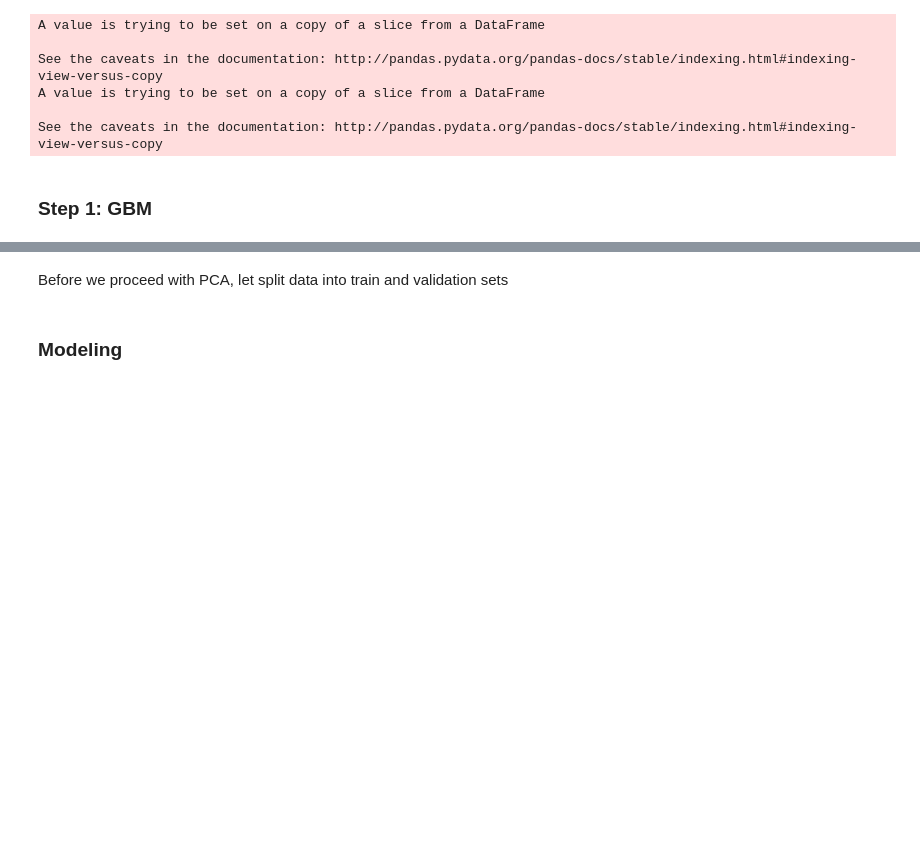
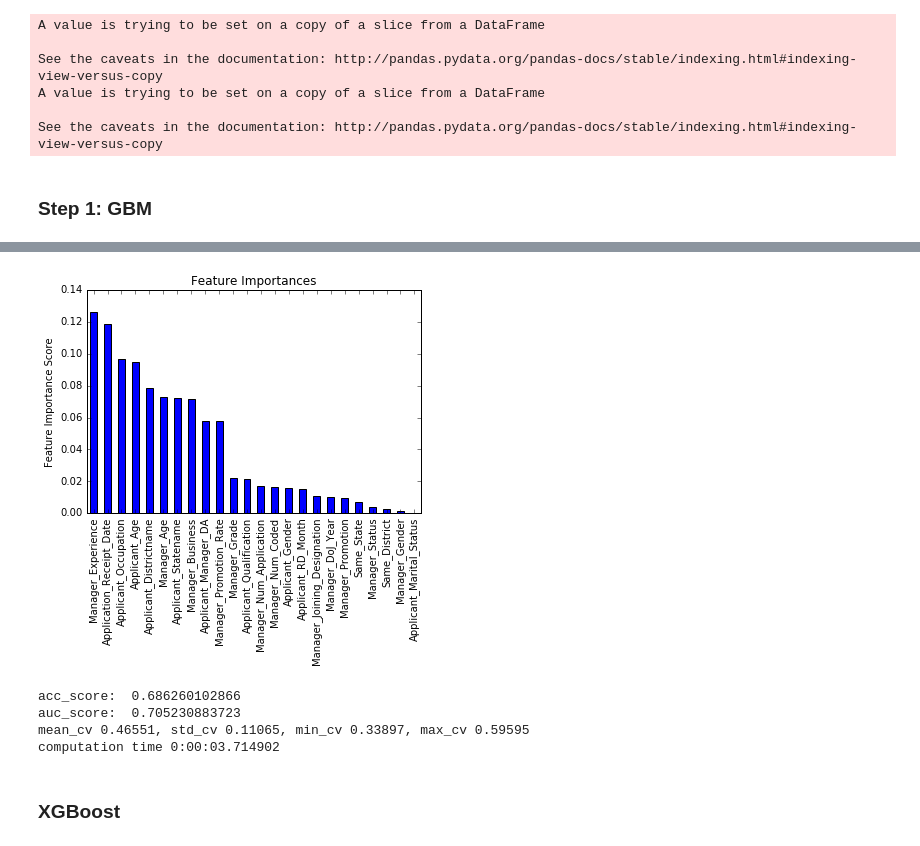
Before and after one commit to kthouz/the_smart_recruits, a Jupyter notebook: the smart recruits.ipynb, the cells around one changed output, grey strips where cells are left out. Saved outputs shown, nothing was run; the diff lists cells and outputs as text; code cells hidden in the pictures; blank space fills up the shorter version.

```diff
--- a/the smart recruits.ipynb
+++ b/the smart recruits.ipynb
@@ -730,5 +716,3 @@ gs3 = GridSearchCV(estimator = modelGBM, param_grid = param_test3,scoring = 'roc
 gs3.fit(data[predictors],data[target])
 print "computation time:",dt.datetime.now()-tic1
 gs3.best_params_,gs3.best_score_
-# %% [markdown]
-Before we proceed with PCA, let split data into train and validation sets
@@ -759,2 +757,21 @@ test_set = test_pca.copy().join(test['ID'])
+# %%
+#### GBM grid search: overlaw turning
+modelGBM = GradientBoostingClassifier(
+    learning_rate = 0.1,
+    min_samples_split = 610,#100
+    min_samples_leaf = 50,#10,
+    max_depth = 4,#2, #optimize with CV
+    max_features = 13,#'sqrt',#??
+    n_estimators = 80, #optimize with CV
+    subsample = 0.8,
+    random_state=10
+)
+result_opt_gbm = modelfit_cv(modelGBM,data,predictors,target,cv_folds=5,printFeatureImportance=True)
+# %% [output]
+[figure, added]
+acc_score:  0.686260102866
+auc_score:  0.705230883723
+mean_cv 0.46551, std_cv 0.11065, min_cv 0.33897, max_cv 0.59595
+computation time 0:00:03.714902
 # %% [markdown]
-### Modeling
+### XGBoost
```
Also changed, not shown: parts of 19 cells of this notebook.
